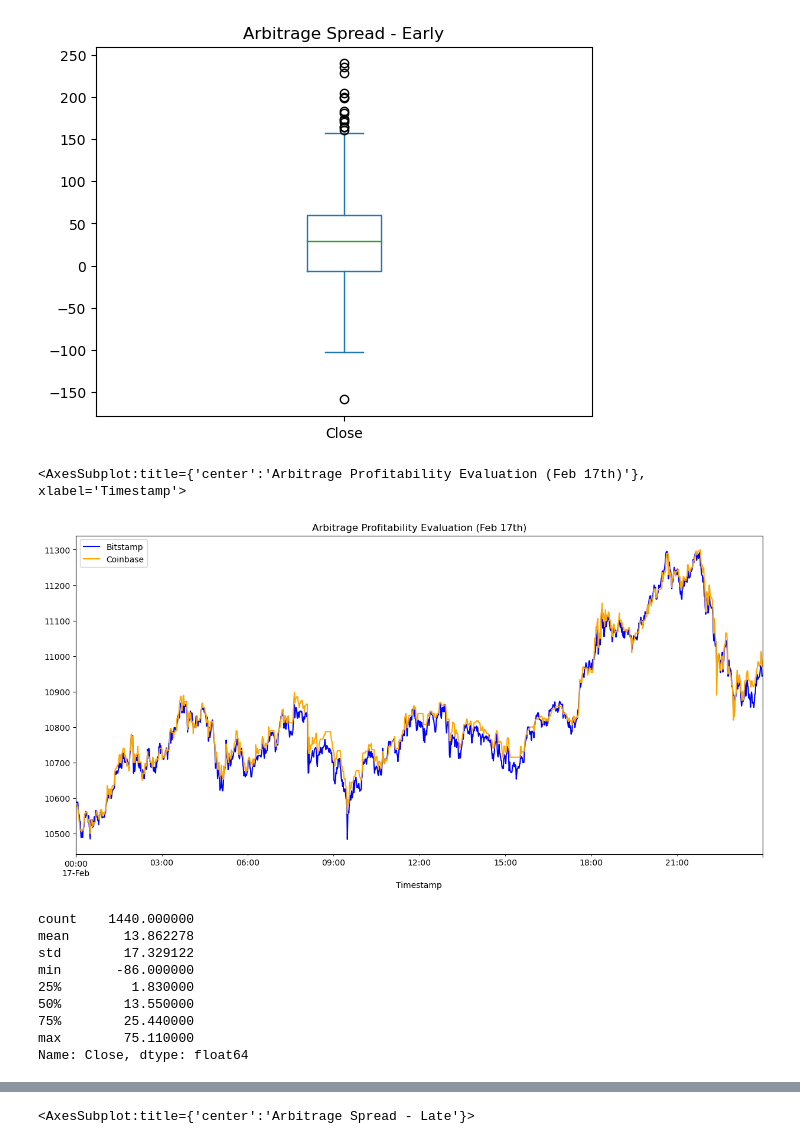
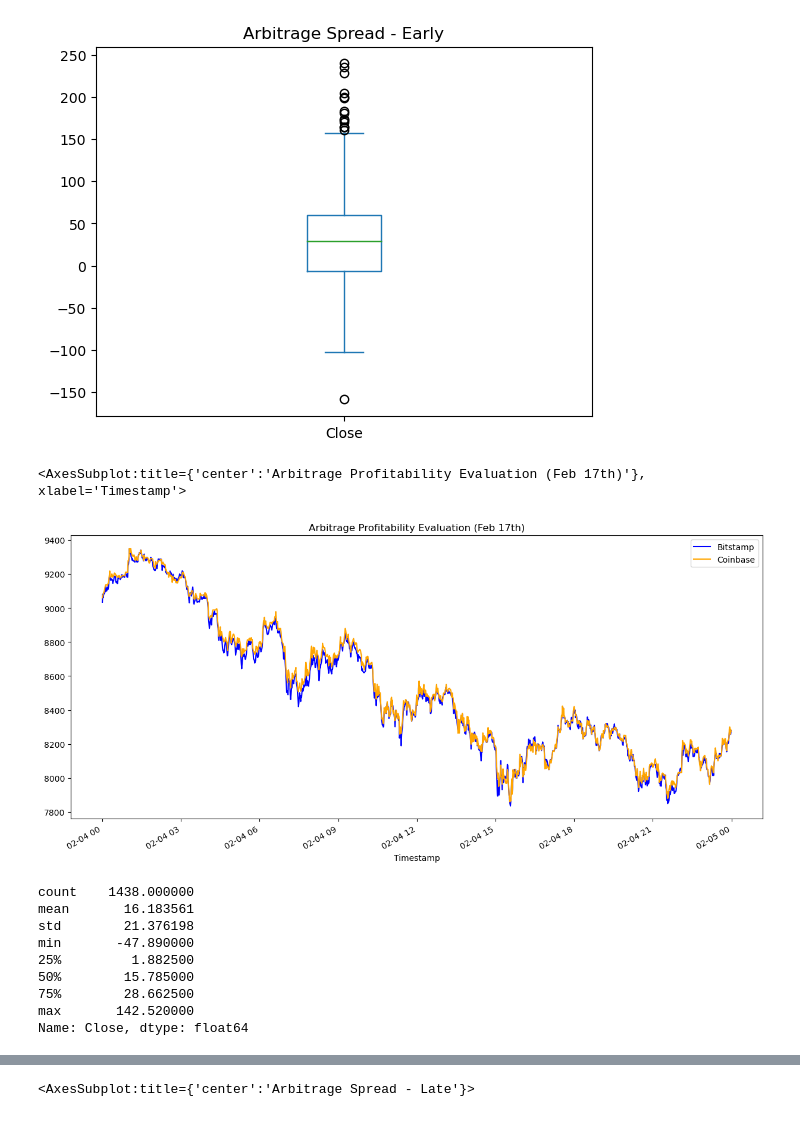
Before and after one commit to djohnst914/Bitcoin_Arbitrage_Opportunities, a Jupyter notebook: crypto_arbitrage.ipynb, the cells around one changed output, grey strips where cells are left out. Drawn from its saved outputs; the diff is of its cells as text; code cells hidden in the pictures.

```diff
--- a/crypto_arbitrage.ipynb
+++ b/crypto_arbitrage.ipynb
@@ -406,29 +406,29 @@ arbitrage_spread_early.plot(title = "Arbitrage Spread - Early", kind='box')
 # %%
 # Create an overlay plot that visualizes the two dataframes over a period of one day from the middle of the dataset.
 # Be sure that the plots include the parameters `legend`, `figsize`, `title`, `color` and `label`
-bitstamp["Close"].loc["2018-02-17"].plot(
-    legend=True, figsize=(15,7), title="Arbitrage Profitability Evaluation (Feb 17th)", color="blue", label="Bitstamp")
-coinbase["Close"].loc["2018-02-17"].plot(
+bitstamp["Close"].loc["2018-02-04"].plot(
+    legend=True, figsize=(15,7), title="Arbitrage Profitability Evaluation (Feb 4th)", color="blue", label="Bitstamp")
+coinbase["Close"].loc["2018-02-04"].plot(
     legend=True, figsize=(15,7), color="orange", label="Coinbase")
 # %% [output]
 <AxesSubplot:title={'center':'Arbitrage Profitability Evaluation (Feb 17th)'}, xlabel='Timestamp'>
-[figure, old version]
+[figure, new version]
 # %%
 # Using the date in the middle that you have selected, calculate the arbitrage spread
 # by subtracting the bitstamp lower closing prices from the coinbase higher closing prices
-arbitrage_spread_middle = coinbase["Close"].loc["2018-02-17"] - bitstamp["Close"].loc["2018-02-17"]
+arbitrage_spread_middle = coinbase["Close"].loc["2018-02-04"] - bitstamp["Close"].loc["2018-02-04"]
 
 # Generate summary statistics
 arbitrage_spread_middle.describe()
 # %% [output]
-count    1440.000000
-mean       13.862278
-std        17.329122
-min       -86.000000
-25%         1.830000
-50%        13.550000
-75%        25.440000
-max        75.110000
+count    1438.000000
+mean       16.183561
+std        21.376198
+min       -47.890000
+25%         1.882500
+50%        15.785000
+75%        28.662500
+max       142.520000
 Name: Close, dtype: float64
 # %%
 # Visualize the arbitrage spread from the middle of the dataset in a box plot
```
Also changed, not shown: parts of 10 cells of this notebook.
